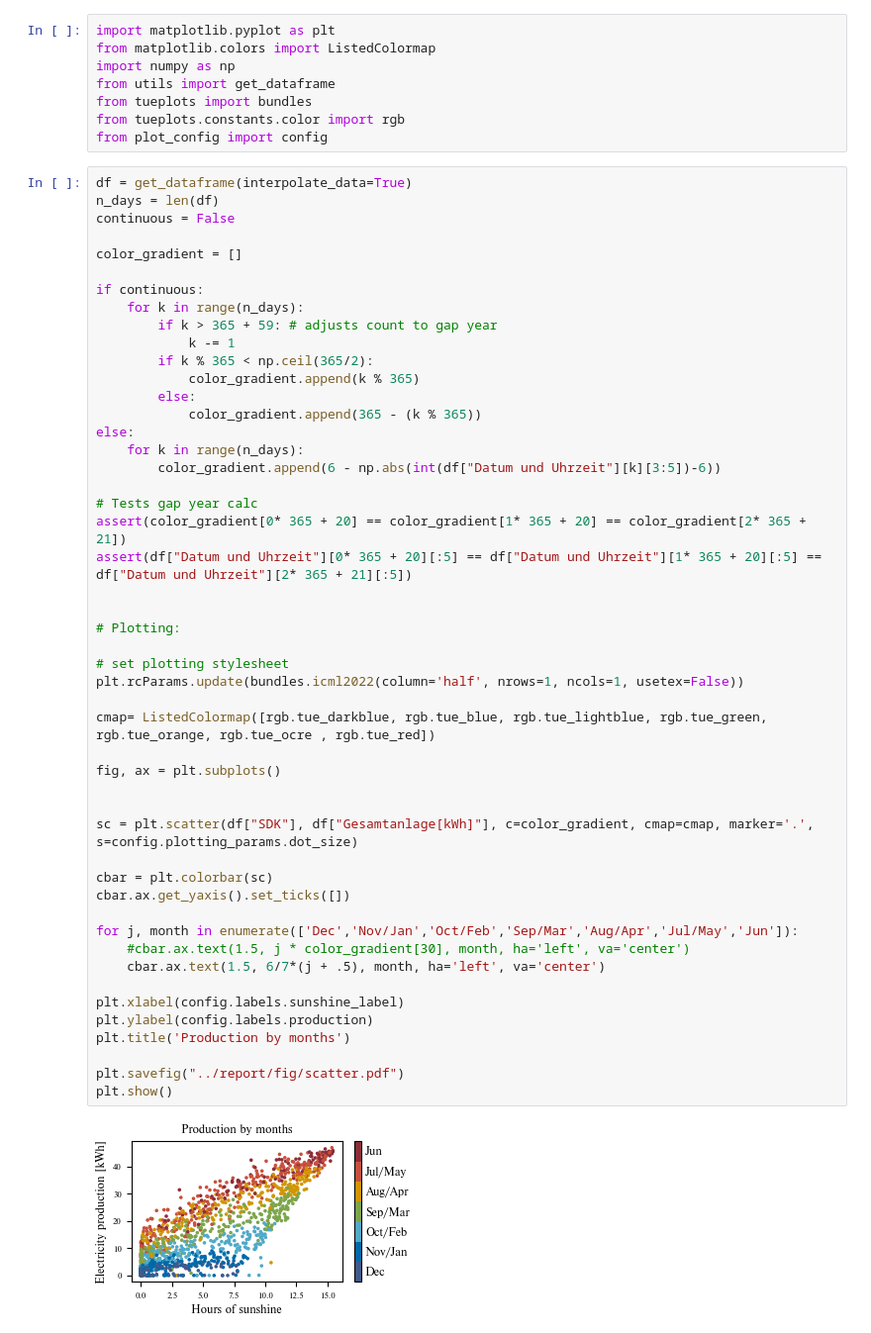
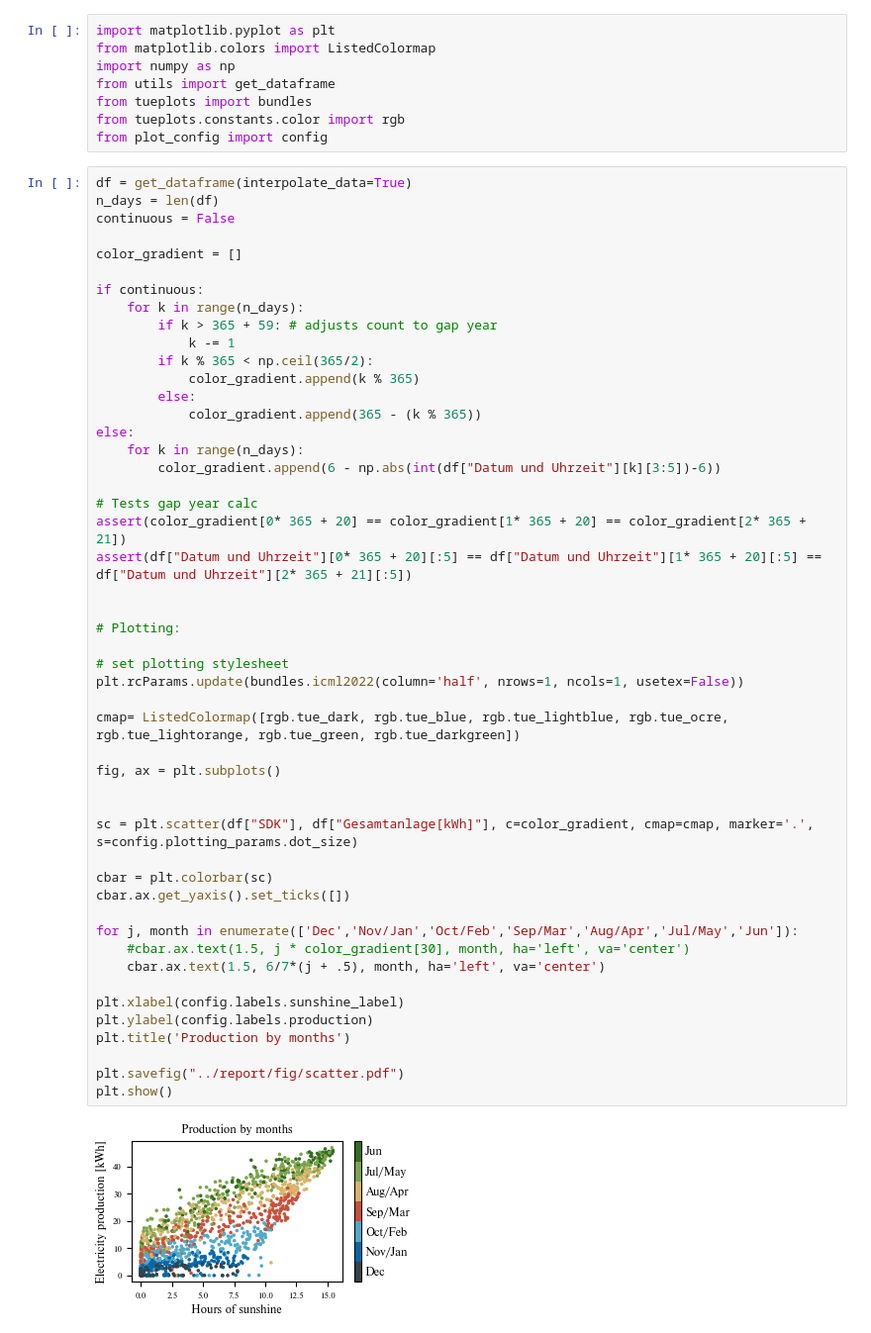
Before and after one commit to Xploeng/DataLiteracy, a Jupyter notebook: experiments/create_scatter.ipynb, the cells around one changed output. Shown at 99% size. Cells and saved outputs as stored; diff of their text form.

Commit message:
changed colors

```diff
--- a/experiments/create_scatter.ipynb
+++ b/experiments/create_scatter.ipynb
@@ -28,32 +28,32 @@ else:
 # Tests gap year calc
 assert(color_gradient[0* 365 + 20] == color_gradient[1* 365 + 20] == color_gradient[2* 365 + 21])
 assert(df["Datum und Uhrzeit"][0* 365 + 20][:5] == df["Datum und Uhrzeit"][1* 365 + 20][:5] == df["Datum und Uhrzeit"][2* 365 + 21][:5])
 
 
 # Plotting:
 
 # set plotting stylesheet
 plt.rcParams.update(bundles.icml2022(column='half', nrows=1, ncols=1, usetex=False))
 
-cmap= ListedColormap([rgb.tue_darkblue, rgb.tue_blue, rgb.tue_lightblue, rgb.tue_green, rgb.tue_orange, rgb.tue_ocre , rgb.tue_red])
+cmap= ListedColormap([rgb.tue_dark, rgb.tue_blue, rgb.tue_lightblue, rgb.tue_ocre, rgb.tue_lightorange, rgb.tue_green, rgb.tue_darkgreen])
 
 fig, ax = plt.subplots()
 
 
 sc = plt.scatter(df["SDK"], df["Gesamtanlage[kWh]"], c=color_gradient, cmap=cmap, marker='.', s=config.plotting_params.dot_size)
 
 cbar = plt.colorbar(sc)
 cbar.ax.get_yaxis().set_ticks([])
 
 for j, month in enumerate(['Dec','Nov/Jan','Oct/Feb','Sep/Mar','Aug/Apr','Jul/May','Jun']):
     #cbar.ax.text(1.5, j * color_gradient[30], month, ha='left', va='center')
     cbar.ax.text(1.5, 6/7*(j + .5), month, ha='left', va='center')
 
 plt.xlabel(config.labels.sunshine_label)
 plt.ylabel(config.labels.production)
 plt.title('Production by months')
 
 plt.savefig("../report/fig/scatter.pdf")
 plt.show()
 # %% [output]
-[figure, old version]
+[figure, new version]
```
